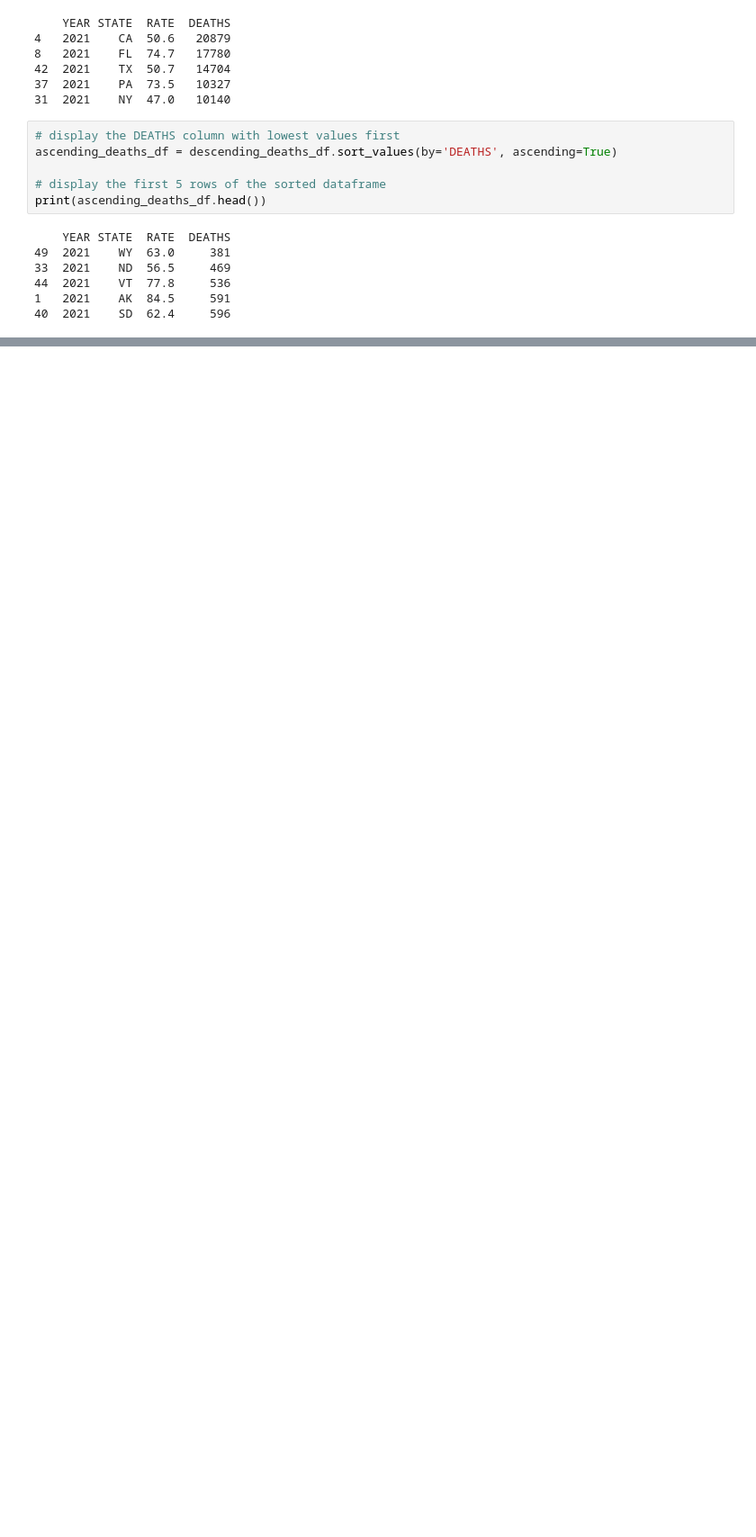
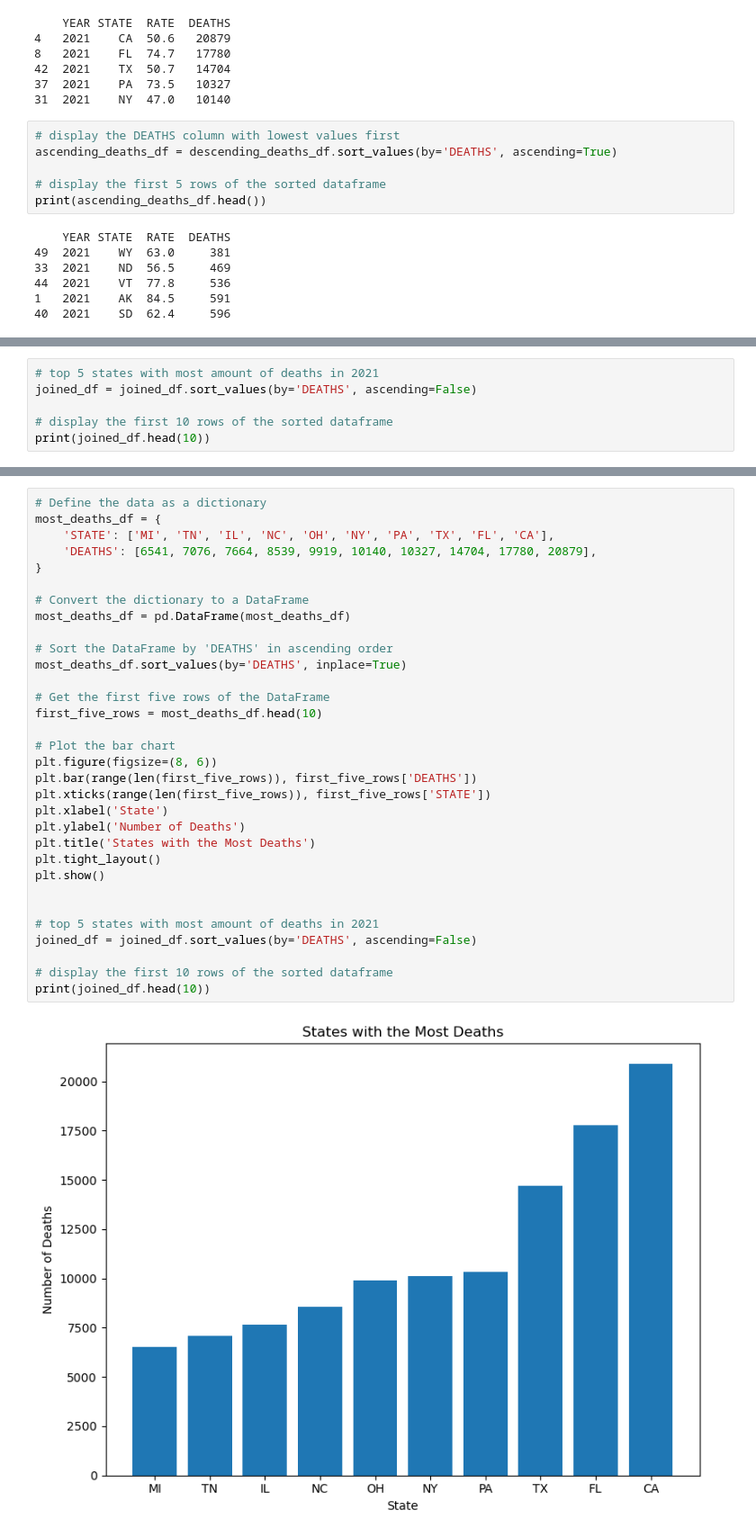
Before and after one commit to AdalbertPayan/project, a Jupyter notebook: accident.ipynb, the cells around one changed output, grey strips where cells are left out. Shown: that part at 90% size. Cells and saved outputs as stored; diff of their text form; blank space fills up the shorter version.

```diff
--- a/accident.ipynb
+++ b/accident.ipynb
@@ -104,0 +295,6 @@ print(ascending_deaths_df.head())
+# %%
+# top 5 states with most amount of deaths in 2021
+joined_df = joined_df.sort_values(by='DEATHS', ascending=False)
+
+# display the first 10 rows of the sorted dataframe
+print(joined_df.head(10))
@@ -104,0 +313,34 @@ print(ascending_deaths_df.head())
+# %%
+# Define the data as a dictionary
+most_deaths_df = {
+    'STATE': ['MI', 'TN', 'IL', 'NC', 'OH', 'NY', 'PA', 'TX', 'FL', 'CA'],
+    'DEATHS': [6541, 7076, 7664, 8539, 9919, 10140, 10327, 14704, 17780, 20879],
+}
+
+# Convert the dictionary to a DataFrame
+most_deaths_df = pd.DataFrame(most_deaths_df)
+
+# Sort the DataFrame by 'DEATHS' in ascending order
+most_deaths_df.sort_values(by='DEATHS', inplace=True)
+
+# Get the first five rows of the DataFrame
+first_five_rows = most_deaths_df.head(10)
+
+# Plot the bar chart
+plt.figure(figsize=(8, 6))
+plt.bar(range(len(first_five_rows)), first_five_rows['DEATHS'])
+plt.xticks(range(len(first_five_rows)), first_five_rows['STATE'])
+plt.xlabel('State')
+plt.ylabel('Number of Deaths')
+plt.title('States with the Most Deaths')
+plt.tight_layout()
+plt.show()
+
+
+# top 5 states with most amount of deaths in 2021
+joined_df = joined_df.sort_values(by='DEATHS', ascending=False)
+
+# display the first 10 rows of the sorted dataframe
+print(joined_df.head(10))
+# %% [output]
+[figure, added]
```
Also changed, not shown: parts of 18 cells of this notebook, 4 other files.
